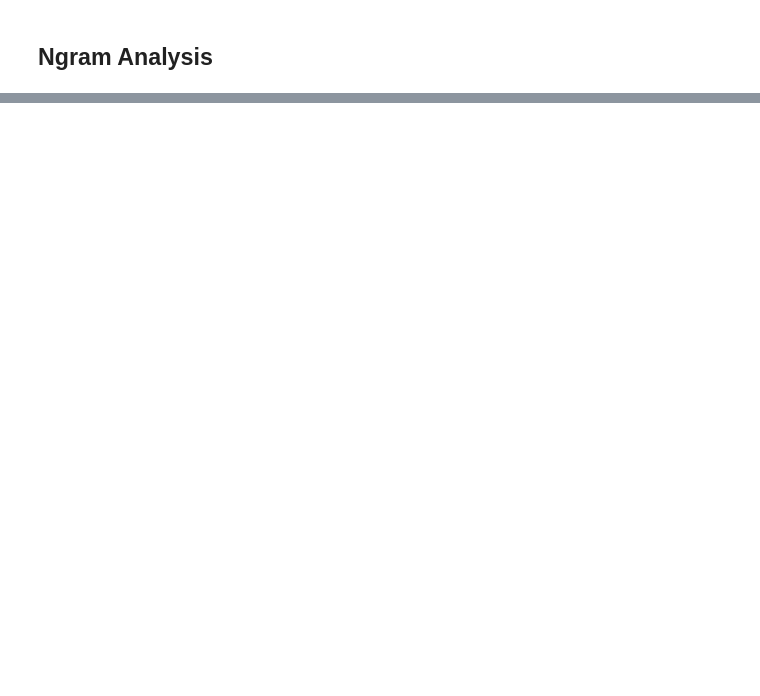
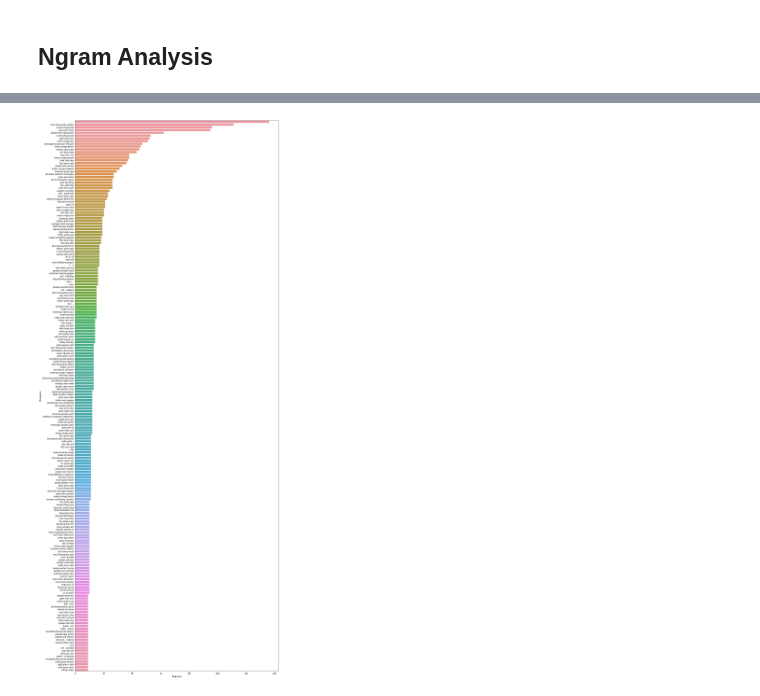
Before and after one commit to roma-glushko/seth-godin-sentance-generator, a Jupyter notebook: notebooks/eda.ipynb, the cells around one changed output, grey strips where cells are left out. Saved outputs shown, nothing was run; the diff lists cells and outputs as text; code cells hidden in the pictures; blank space fills up the shorter version.

Commit message:
Generated Ngrams for text analysis

```diff
--- a/notebooks/eda.ipynb
+++ b/notebooks/eda.ipynb
@@ -190,2 +235,13 @@ sns.barplot(
 # %% [markdown]
 ## Ngram Analysis
+# %%
+def generate_ngrams(text, n_gram=1):
+    tokens = [token for token in text.lower().split(' ') if token != '' if token not in STOPWORDS]
+    ngrams = zip(*[tokens[i:] for i in range(n_gram)])
+
+    return [' '.join(ngram) for ngram in ngrams]
+# %%
+twograms = Counter()
+
+for sample in dataset['content_plain'].values:
+    twograms.update(generate_ngrams(sample, n_gram=2))
@@ -191,0 +260,17 @@ sns.barplot(
+# %%
+threegrams = Counter()
+
+for sample in dataset['content_plain'].values:
+    threegrams.update(generate_ngrams(sample, n_gram=3))
+
+most_common_threegram_df = pd.DataFrame(threegrams.most_common(200), columns=['threegram', 'frequency'])
+
+plt.figure(figsize=(18, 50))
+
+sns.barplot(
+    data=most_common_threegram_df,
+    x='frequency',
+    y='threegram',
+);
+# %% [output]
+[figure, added]
```
Also changed, not shown: parts of 11 cells of this notebook, 1 other file.
